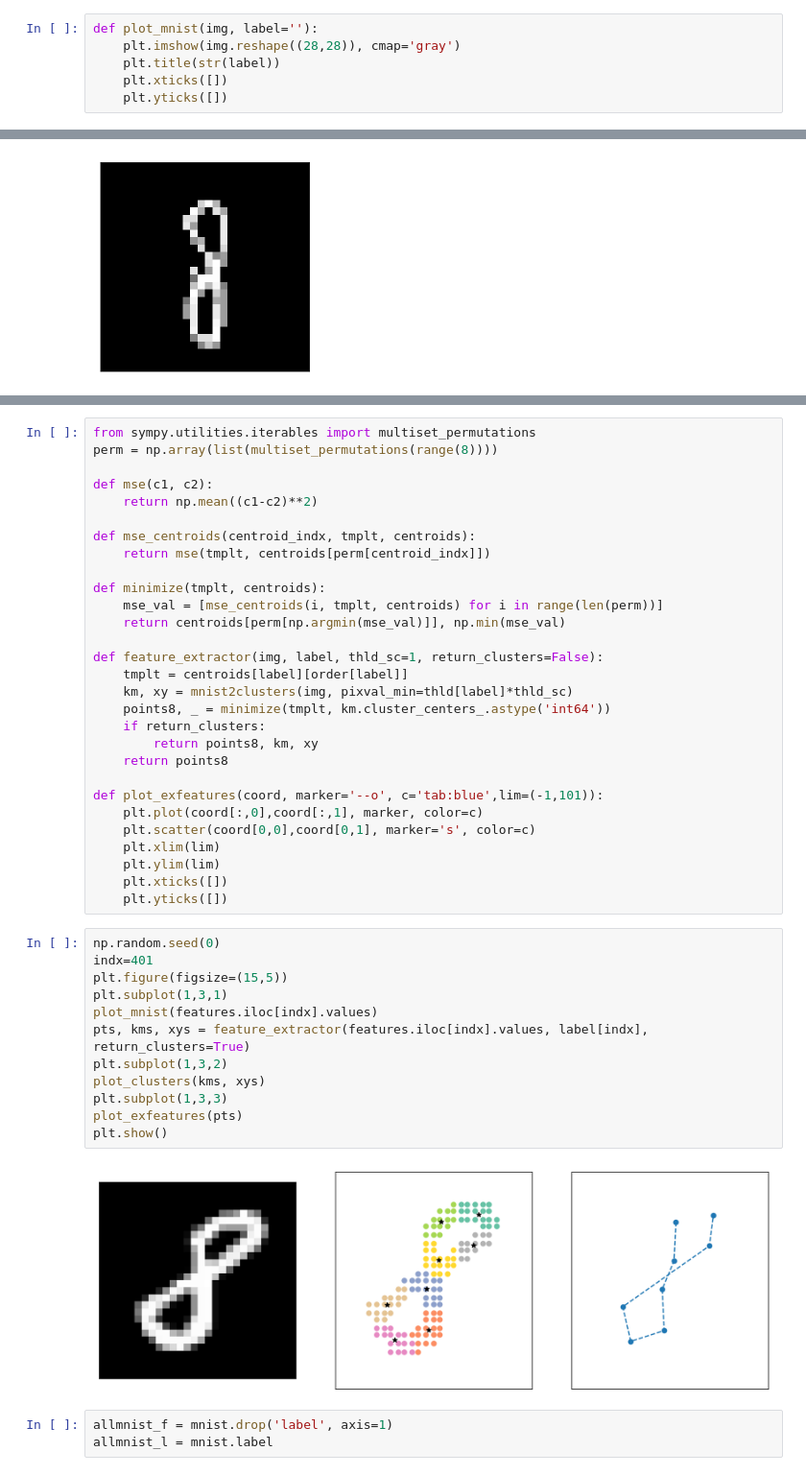
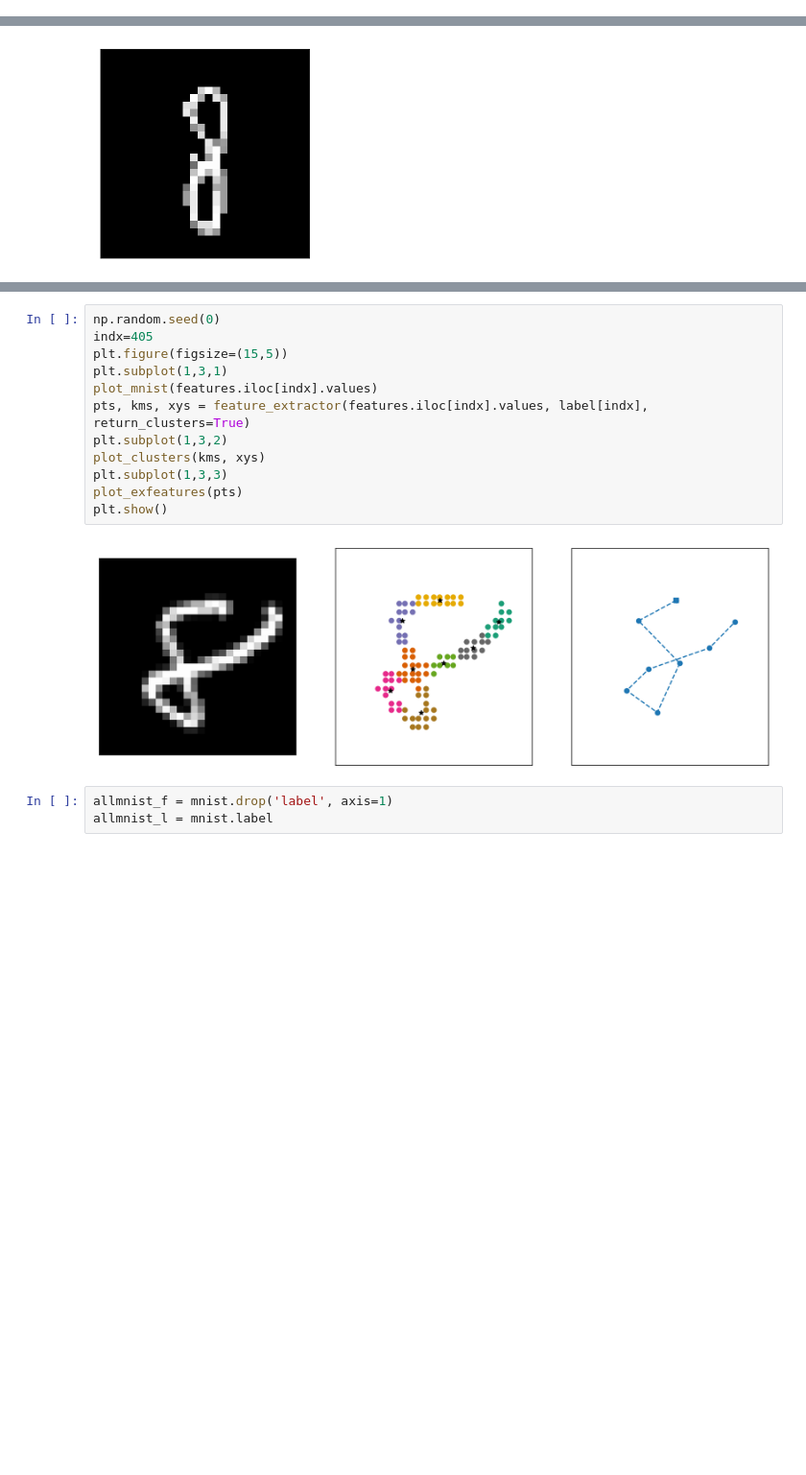
Before and after one commit to abpaudel/pen-digits-classification, a Jupyter notebook: Feature Extraction from MNIST.ipynb, the cells around one changed output, grey strips where cells are left out. Shown at 96% size. Saved outputs shown, nothing was run; the diff lists cells and outputs as text; blank space fills up the shorter version.

```diff
--- a/Feature Extraction from MNIST.ipynb
+++ b/Feature Extraction from MNIST.ipynb
@@ -74,12 +74,6 @@ memory usage: 3.0 MB
 # %%
 X = mnist50.drop(['label'], axis=1)
 y = mnist50.label
-# %%
-def plot_mnist(img, label=''):
-    plt.imshow(img.reshape((28,28)), cmap='gray')
-    plt.title(str(label))
-    plt.xticks([])
-    plt.yticks([])
 # %%
 np.random.seed(0)
 n_sam = 8
@@ -272,46 +178,17 @@ plt.scatter(tmplt_0[:,0], tmplt_0[:,1], marker='^',color='b')
-# %%
-from sympy.utilities.iterables import multiset_permutations
-perm = np.array(list(multiset_permutations(range(8))))
-
-def mse(c1, c2):
-    return np.mean((c1-c2)**2)
-
-def mse_centroids(centroid_indx, tmplt, centroids):
-    return mse(tmplt, centroids[perm[centroid_indx]])
-
-def minimize(tmplt, centroids):
-    mse_val = [mse_centroids(i, tmplt, centroids) for i in range(len(perm))]
-    return centroids[perm[np.argmin(mse_val)]], np.min(mse_val)
-
-def feature_extractor(img, label, thld_sc=1, return_clusters=False):
-    tmplt = centroids[label][order[label]]
-    km, xy = mnist2clusters(img, pixval_min=thld[label]*thld_sc)
-    points8, _ = minimize(tmplt, km.cluster_centers_.astype('int64'))
-    if return_clusters:
-        return points8, km, xy
-    return points8
-
-def plot_exfeatures(coord, marker='--o', c='tab:blue',lim=(-1,101)):
-    plt.plot(coord[:,0],coord[:,1], marker, color=c)
-    plt.scatter(coord[0,0],coord[0,1], marker='s', color=c)
-    plt.xlim(lim)
-    plt.ylim(lim)
-    plt.xticks([])
-    plt.yticks([])
 # %%
 np.random.seed(0)
-indx=401
+indx=405
 plt.figure(figsize=(15,5))
 plt.subplot(1,3,1)
 plot_mnist(features.iloc[indx].values)
 pts, kms, xys = feature_extractor(features.iloc[indx].values, label[indx], return_clusters=True)
 plt.subplot(1,3,2)
 plot_clusters(kms, xys)
 plt.subplot(1,3,3)
 plot_exfeatures(pts)
 plt.show()
 # %% [output]
-[figure, old version]
+[figure, new version]
 # %%
 allmnist_f = mnist.drop('label', axis=1)
 allmnist_l = mnist.label
```
Also changed, not shown: parts of 24 cells of this notebook, 2 other files.
